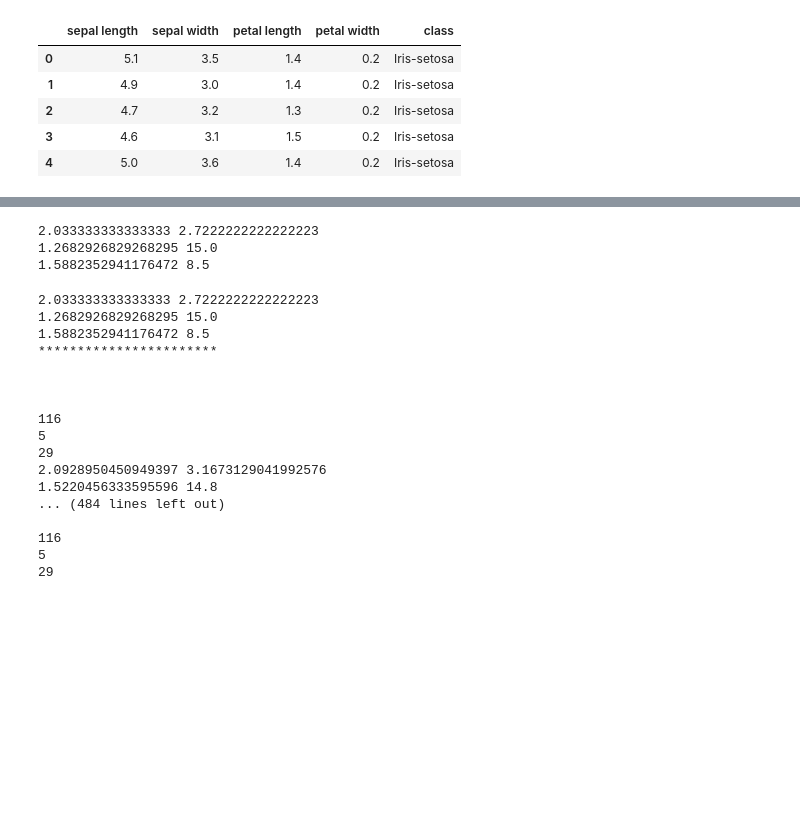
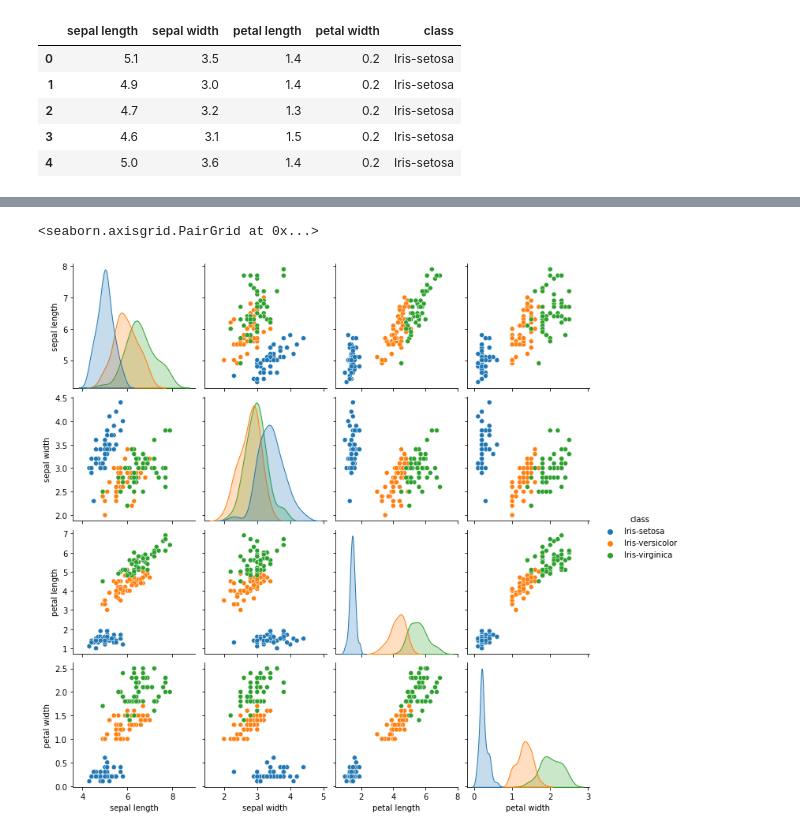
Before and after one commit to chandms/Security_Analytics, a Jupyter notebook: Assignment2/Problem4.ipynb, the cells around one changed output, grey strips where cells are left out. Saved outputs shown, nothing was run; the diff lists cells and outputs as text; code cells hidden in the pictures; blank space fills up the shorter version.

Commit message:
assignment2 kmeans

```diff
--- a/Assignment2/Problem4.ipynb
+++ b/Assignment2/Problem4.ipynb
@@ -73 +56,6 @@ iris_df.tail()
+# %%
+sns.pairplot(data=iris,hue='class')
+# %% [output]
+<seaborn.axisgrid.PairGrid at 0x...>
+[figure, added]
 # %%
@@ -146,37 +136,3 @@ def kmeans_plus_plus(k,centroids_x1,centroids_x2):
     centroids_x1=sums_x1
     centroids_x2=sums_x2
     return centroids_x1,centroids_x2,cent_map
-# %%
-centroids_x1,centroids_x2=initialize_kmeans_plus_plus(3)
-for u in range(len(centroids_x1)):
-        print(centroids_x1[u],centroids_x2[u])
-# %% [output]
-2.033333333333333 2.7222222222222223
-1.2682926829268295 15.0
-1.5882352941176472 8.5
-# %%
-final_map=[]
-for turn in range(50):
-    for u in range(len(centroids_x1)):
-        print(centroids_x1[u],centroids_x2[u])
-    print("***********************\n\n\n")
-    centroids_x1,centroids_x2,cent_map = kmeans_plus_plus(3,centroids_x1,centroids_x2)
-    final_map=cent_map
-# %% [output]
-2.033333333333333 2.7222222222222223
-1.2682926829268295 15.0
-1.5882352941176472 8.5
-***********************
-
-
-
-116
-5
-29
-2.0928950450949397 3.1673129041992576
-1.5220456333595596 14.8
-... (484 lines left out)
-
-116
-5
-29
```
Also changed, not shown: parts of 25 cells of this notebook, 3 other files.
